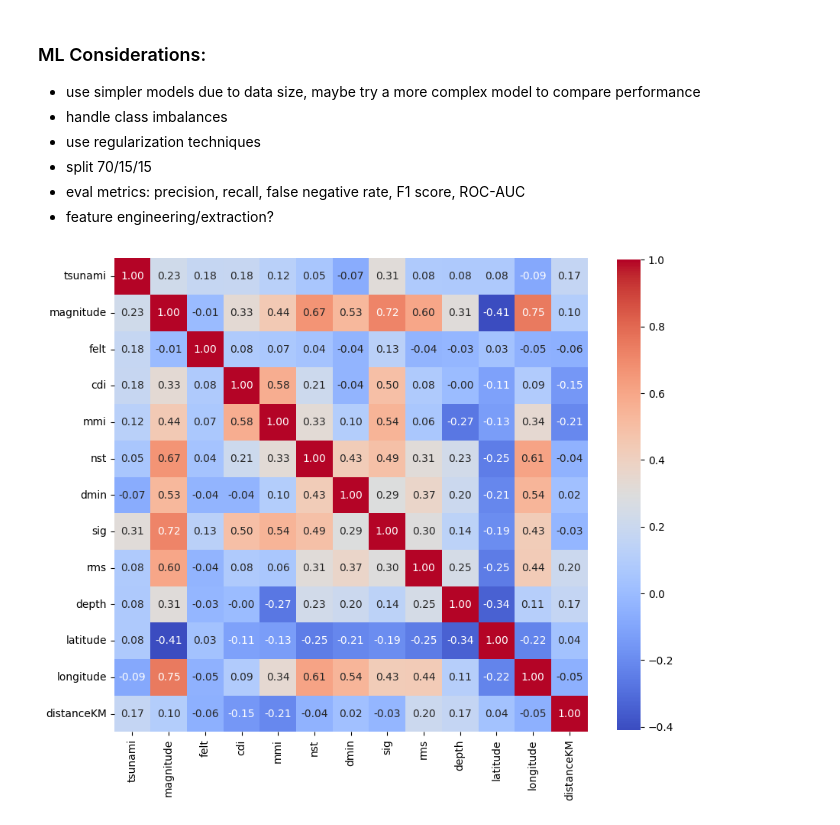
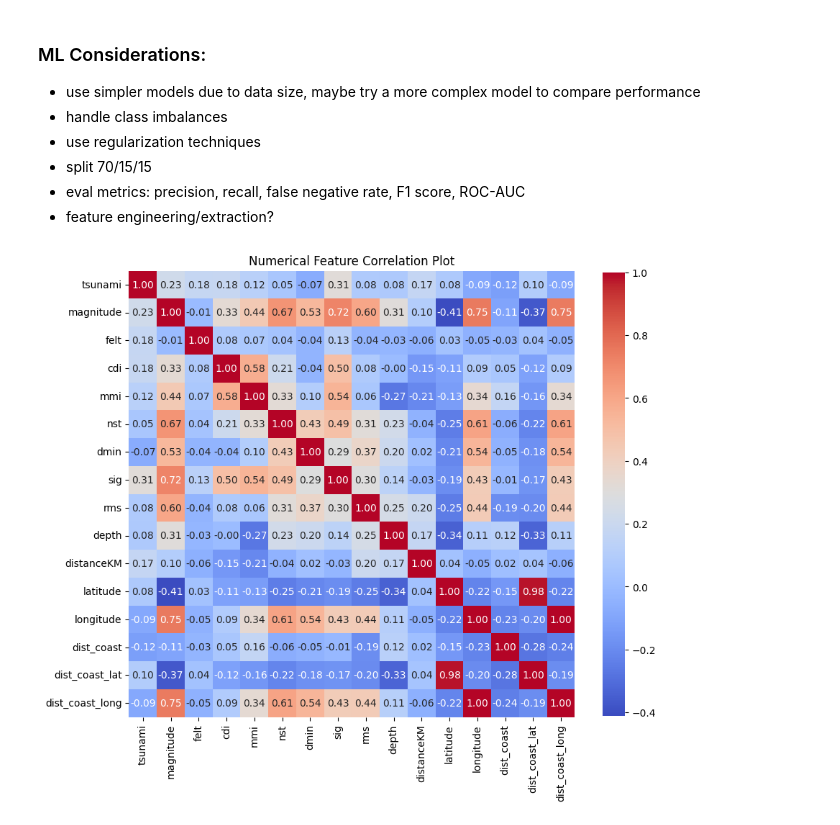
Before and after one commit to connormcmanigal/data-analysis-ML-geospatial-earthquake, a Jupyter notebook: geoanalysis.ipynb, the cells around one changed output. Saved outputs shown, nothing was run; the diff lists cells and outputs as text; code cells hidden in the pictures.

```diff
--- a/geoanalysis.ipynb
+++ b/geoanalysis.ipynb
@@ -354,0 +347,5 @@ df['dist_coast_long'] = ...
+# %%
+df = gpd.GeoDataFrame(df, geometry = gpd.points_from_xy(df['longitude'], df['latitude'], crs = "EPSG:4269"))
+print(df.shape)
+print(df.columns)
+print(df.crs)
@@ -354,0 +365,7 @@ df['dist_coast_long'] = ...
+# %%
+# coastline data (https://www.naturalearthdata.com/downloads/10m-physical-vectors/10m-coastline/)
+coast = gpd.read_file("~/Desktop/GeoSpatial/data/ne_10m_coastline/ne_10m_coastline.shp")
+coast = coast.to_crs("EPSG:4269")
+print(coast.shape)
+print(coast.columns)
+print(coast.crs)
@@ -354,0 +454,2 @@ df['dist_coast_long'] = ...
+# %%
+df_w_dists = calculate_nearest_coast_distances(df, coast)
@@ -395,9 +522,17 @@ cat_cols = ['alert', 'code', 'continent', 'country', 'subnational']
+# %%
+# setting up feature lists: baseline vs. augmented models
+baseline_num_cols = ['magnitude', 'felt', 'cdi', 'mmi', 'nst', 'dmin', 'sig', 'rms', 'depth', 'distanceKM']
+aug_num_cols = ['magnitude', 'felt', 'cdi', 'mmi', 'nst', 'dmin', 'sig', 'rms', 'depth', 'distanceKM', 'latitude', 'longitude', 'dist_coast', 'dist_coast_lat', 'dist_coast_long']
+cat_cols = ['alert', 'code', 'continent', 'country', 'subnational']
+target = ['tsunami']
+
+corr_cols = ['tsunami', 'magnitude', 'felt', 'cdi', 'mmi', 'nst', 'dmin', 'sig', 'rms', 'depth', 'distanceKM', 'latitude', 'longitude', 'dist_coast', 'dist_coast_lat', 'dist_coast_long']
 # %%
-corr_matrix = df[num_cols].corr()
+corr_matrix = df_w_dists[corr_cols].corr()
 
 plt.figure(figsize = (10,10))
 sns.heatmap(corr_matrix, annot = True, fmt = '.2f', cmap = 'coolwarm', square = True, cbar_kws={"shrink": .8})
-
+plt.title("Numerical Feature Correlation Plot")
 plt.show()
 # %% [output]
-[figure, old version]
+[figure, new version]
```
Also changed, not shown: parts of 15 cells of this notebook, 9 other files.
